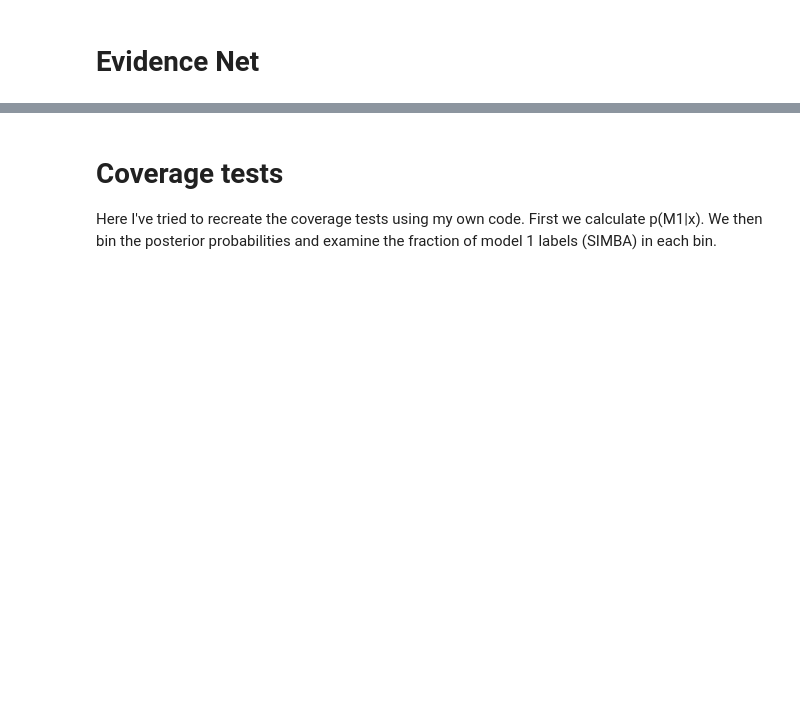
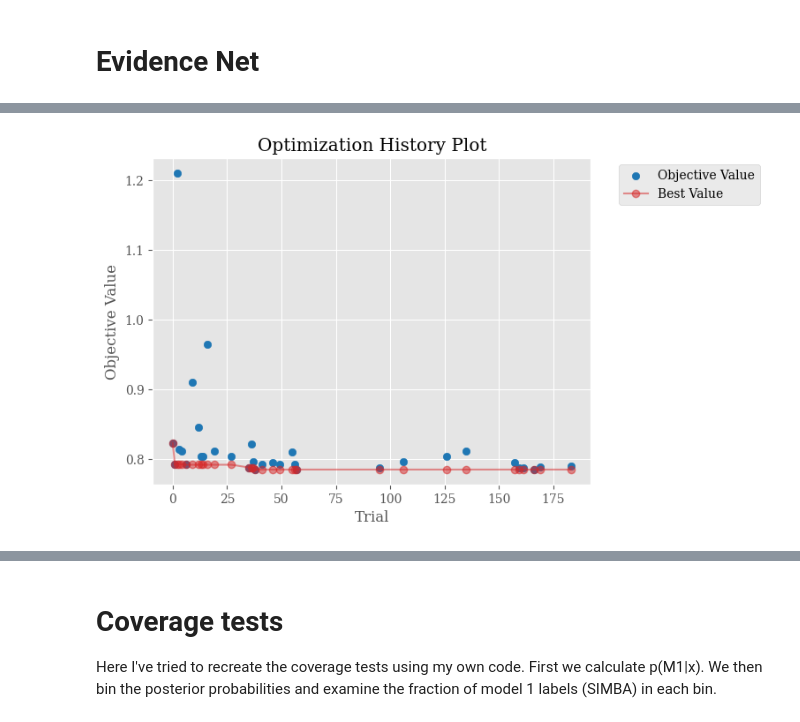
Before and after one commit to cjpdrury/evidence_networks, a Jupyter notebook: evidence_network.ipynb, the cells around one changed output, grey strips where cells are left out. Drawn from its saved outputs; the diff is of its cells as text; code cells hidden in the pictures; blank space fills up the shorter version.

```diff
--- a/evidence_network.ipynb
+++ b/evidence_network.ipynb
@@ -440,0 +485,10 @@ print(validation_prediction)
+# %%
+# Create a study object and optimize the objective function.
+study = optuna.create_study(study_name = '07_lr_lw_al', direction='minimize', pruner=optuna.pruners.MedianPruner())
+study.optimize(objective, n_trials=200)
+
+
+# Create a dataframe from the study.
+df = study.trials_dataframe()
+
+print(study.best_params)
@@ -440,0 +673,13 @@ print(validation_prediction)
+# %%
+folder = '/07_lw_al_lr_08_07_23'
+
+df.to_csv(path+'/network_tuning'+folder+folder+' dataframe.csv')
+
+## Optimization History
+title = '/optimization_history'
+_ = optuna.visualization.matplotlib.plot_optimization_history(study)
+
+
+plt.savefig(path+'/network_tuning'+folder+title, dpi=250)
+# %% [output]
+[figure, added]
```
Also changed, not shown: parts of 42 cells of this notebook.
